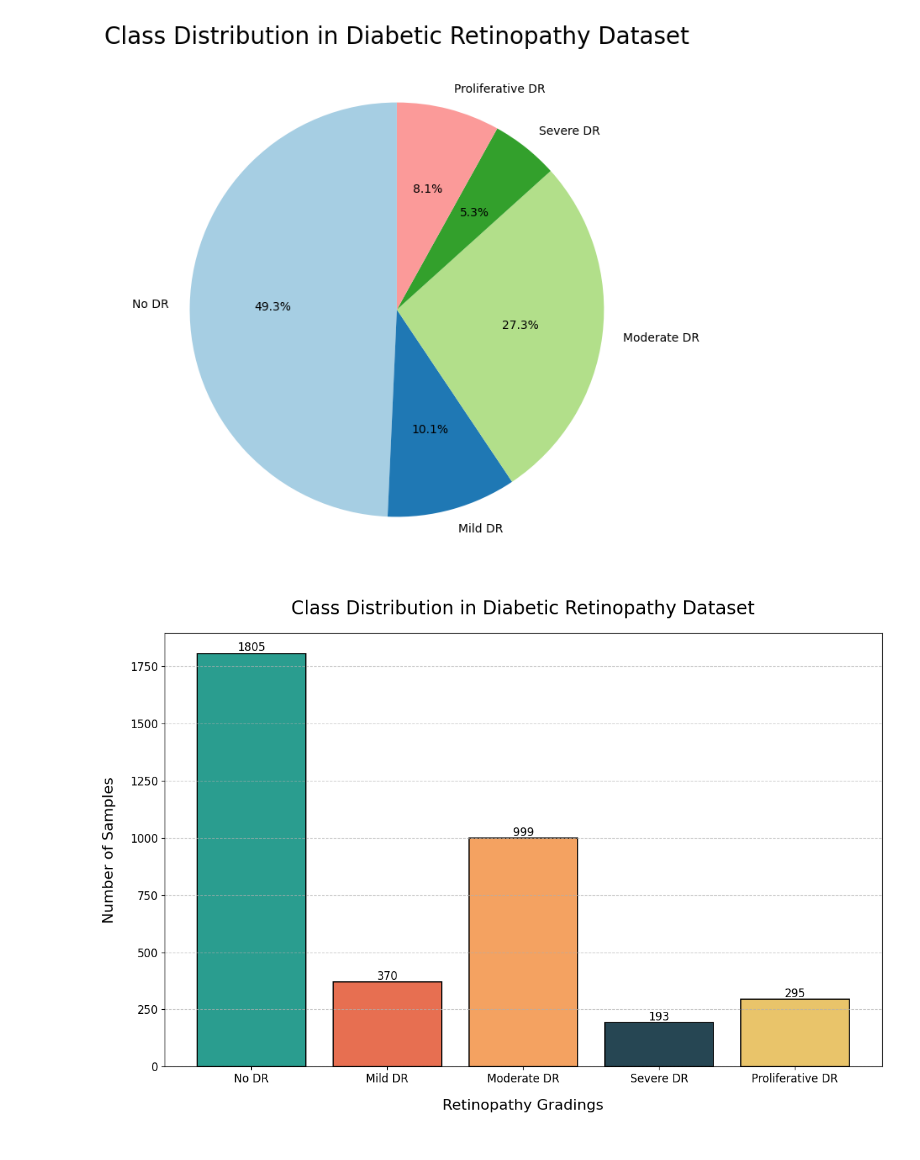
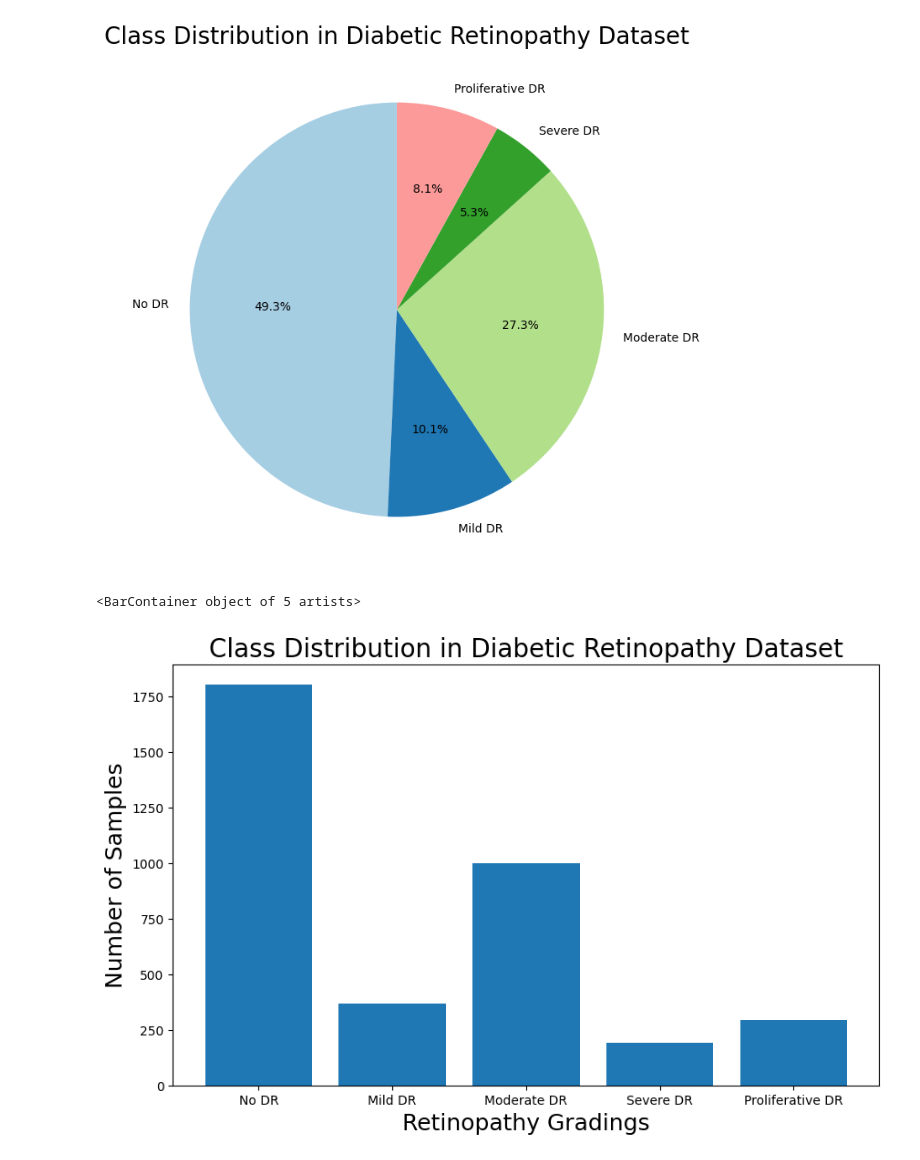
Before and after one commit to Ajama0/Diabetic-Retinopathy-Detection, a Jupyter notebook: Notebooks/data_exploration.ipynb, the cells around one changed output. Cells and saved outputs as stored; diff of their text form; code cells hidden in the pictures.

```diff
--- a/Notebooks/data_exploration.ipynb
+++ b/Notebooks/data_exploration.ipynb
@@ -105,7 +105,7 @@ for idx ,i in tqdm(df.iterrows(), total=len(df)):
         #convert each image into a one hot encoding
         #np.eye() allows you define the number of output classes and the [] after it defines which class will be hot
         #np.eye(2)[0] for instance meaning [1,0], we have 2 classes and the 0th index is hot meaning that is our true label
-        training_images.append([np.array(img),np.eye(5)[i["diagnosis"]]])
+        training_images.append([np.array(img),[i["diagnosis"]]])
 
     except Exception as e:
         print(f"There was an error processing  Image : {img_path}")
@@ -235,24 +331,16 @@ plt.show()
 # %% [output]
 [figure]
 # %%
-# Visualizing the class imbalance with a bar chart
-plt.figure(figsize=(12, 8))
-plt.bar(count.keys(), count.values(), color=['#2a9d8f', '#e76f51', '#f4a261', '#264653', '#e9c46a'], edgecolor='black', linewidth=1.2)
+#visualising the class imbalance with a bar chart
+plt.figure(figsize=(10, 6))
+plt.xlabel("Retinopathy Gradings", fontsize=18)
+plt.ylabel("Number of Samples", fontsize=18)
+plt.title("Class Distribution in Diabetic Retinopathy Dataset", fontsize=20)
 
-# Adding labels, title, and grid for better readability
-plt.xlabel("Retinopathy Gradings", fontsize=16, labelpad=15)
-plt.ylabel("Number of Samples", fontsize=16, labelpad=15)
-plt.title("Class Distribution in Diabetic Retinopathy Dataset", fontsize=20, pad=20)
-plt.xticks(fontsize=12)
-plt.yticks(fontsize=12)
-plt.grid(axis='y', linestyle='--', alpha=0.7)
 
-# Adding the actual count on top of each bar
-for idx, value in enumerate(count.values()):
-    plt.text(idx, value + 10, str(value), ha='center', fontsize=12, color='black')
-
-plt.tight_layout()
-plt.show()
+plt.bar(count.keys(), count.values())
+#plt.show()
 # %% [output]
+<BarContainer object of 5 artists>
-[figure, old version]
+[figure, new version]
 # %% [markdown]
```
Also changed, not shown: parts of 6 cells of this notebook.
